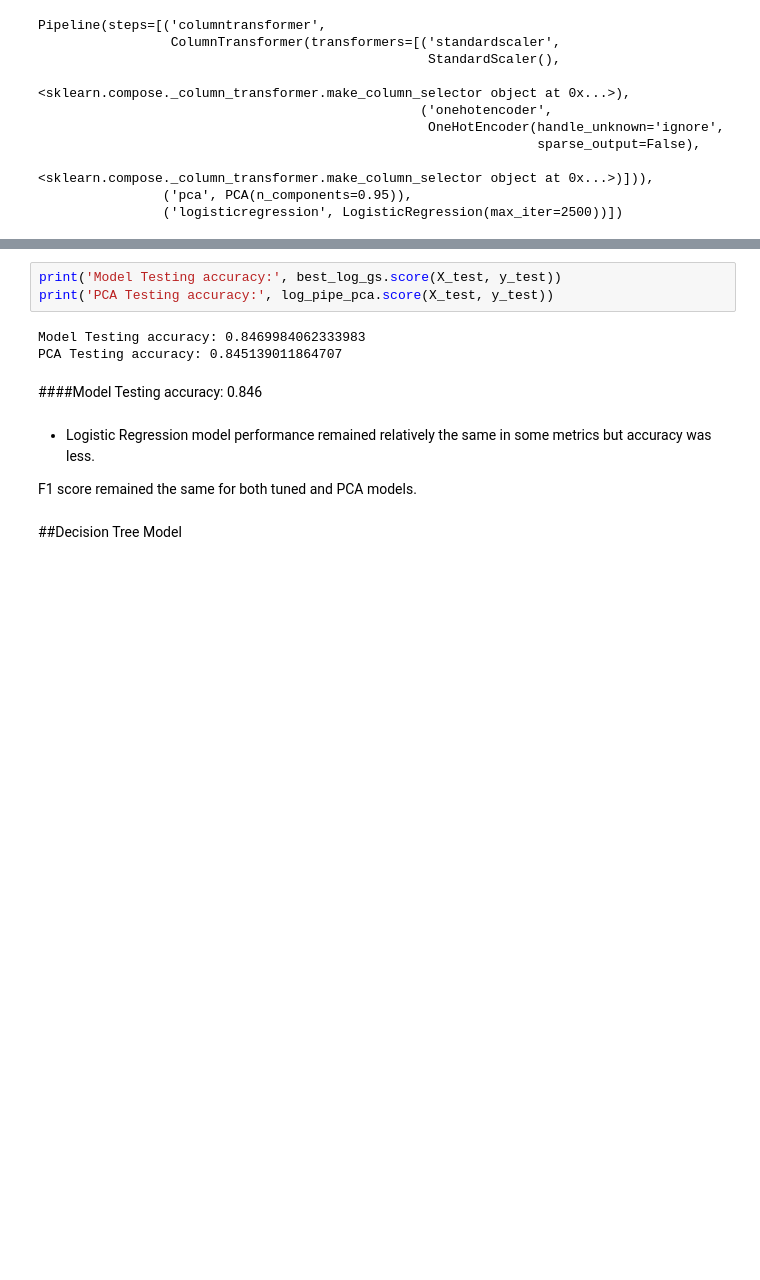
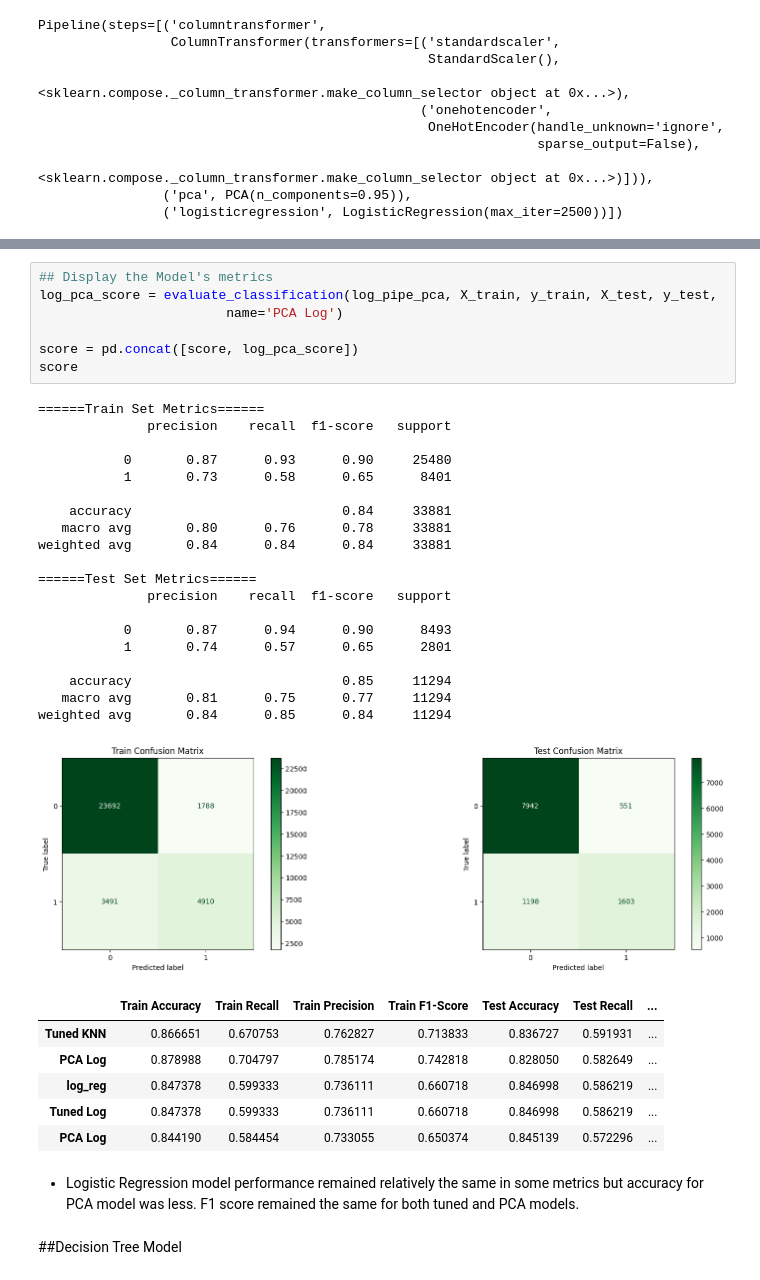
Before and after one commit to KDiBSilva/Adult_Income, a Jupyter notebook: Adult_Income.ipynb, the cells around one changed output, grey strips where cells are left out. Drawn from its saved outputs; the diff is of its cells as text; blank space fills up the shorter version.

```diff
--- a/Adult_Income.ipynb
+++ b/Adult_Income.ipynb
@@ -1208,15 +1215,39 @@ weighted avg       0.84      0.85      0.84     11294
-# %%
-print('Model Testing accuracy:', best_log_gs.score(X_test, y_test))
-print('PCA Testing accuracy:', log_pipe_pca.score(X_test, y_test))
-# %% [output]
-Model Testing accuracy: 0.8469984062333983
-PCA Testing accuracy: 0.845139011864707
-# %% [markdown]
-####Model Testing accuracy: 0.846
+# %%
+## Display the Model's metrics
+log_pca_score = evaluate_classification(log_pipe_pca, X_train, y_train, X_test, y_test,
+                        name='PCA Log')
+
+score = pd.concat([score, log_pca_score])
+score
+# %% [output]
+======Train Set Metrics======
+              precision    recall  f1-score   support
+
+           0       0.87      0.93      0.90     25480
+           1       0.73      0.58      0.65      8401
+
+    accuracy                           0.84     33881
+   macro avg       0.80      0.76      0.78     33881
+weighted avg       0.84      0.84      0.84     33881
+
+======Test Set Metrics======
+              precision    recall  f1-score   support
+
+           0       0.87      0.94      0.90      8493
+           1       0.74      0.57      0.65      2801
+
+    accuracy                           0.85     11294
+   macro avg       0.81      0.75      0.77     11294
+weighted avg       0.84      0.85      0.84     11294
+[figure, added]
+|  | Train Accuracy | Train Recall | Train Precision | Train F1-Score | Test Accuracy | Test Recall | ... |
+| Tuned KNN | 0.866651 | 0.670753 | 0.762827 | 0.713833 | 0.836727 | 0.591931 | ... |
+| PCA Log | 0.878988 | 0.704797 | 0.785174 | 0.742818 | 0.828050 | 0.582649 | ... |
+| log_reg | 0.847378 | 0.599333 | 0.736111 | 0.660718 | 0.846998 | 0.586219 | ... |
+| Tuned Log | 0.847378 | 0.599333 | 0.736111 | 0.660718 | 0.846998 | 0.586219 | ... |
+| PCA Log | 0.844190 | 0.584454 | 0.733055 | 0.650374 | 0.845139 | 0.572296 | ... |
 # %% [markdown]
-- Logistic Regression model performance remained relatively the same in some metrics but accuracy was less.
-
-F1 score remained the same for both tuned and PCA models.
+- Logistic Regression model performance remained relatively the same in some metrics but accuracy for PCA model was less. F1 score remained the same for both tuned and PCA models.
 # %% [markdown]
 ##Decision Tree Model
 # %%
```
Also changed, not shown: parts of 71 cells of this notebook.
